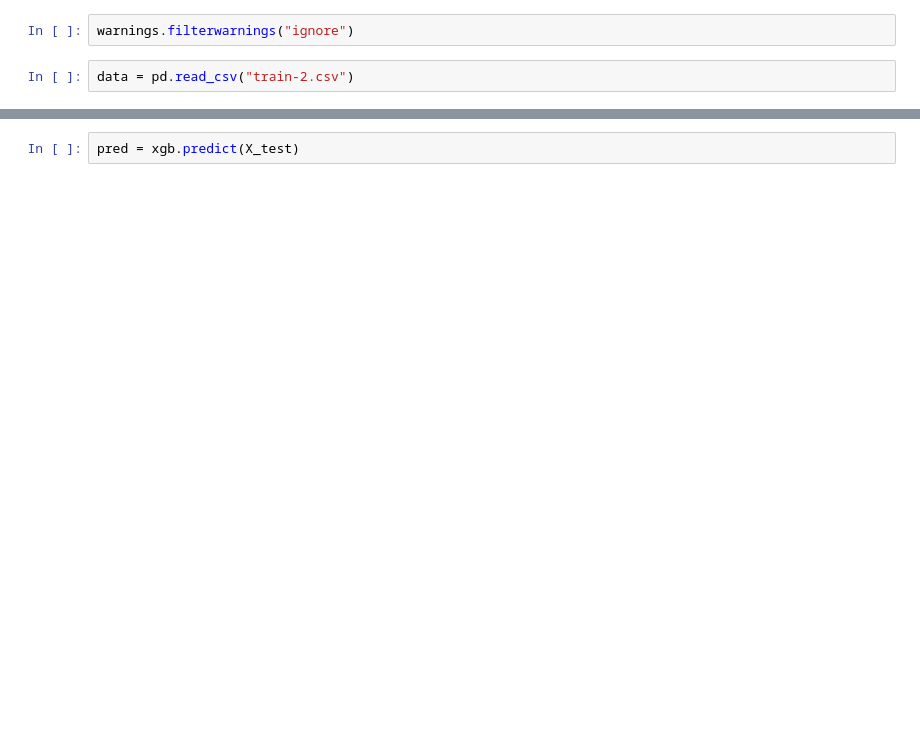
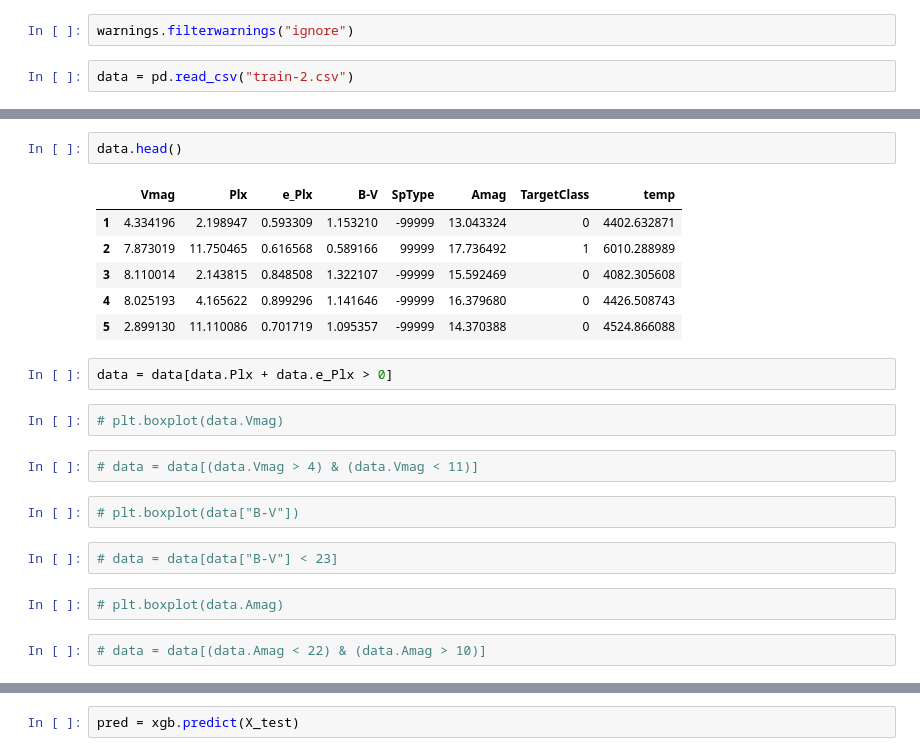
Before and after one commit to D1ffic00lt/nto-artificial-intelligence, a Jupyter notebook: няшка/main.ipynb, the cells around one changed output, grey strips where cells are left out. Cells and saved outputs as stored; diff of their text form; blank space fills up the shorter version.

```diff
--- a/няшка/main.ipynb
+++ b/няшка/main.ipynb
@@ -98,0 +62,23 @@ X_test = X_test.drop("result", axis=1)
+# %%
+data.head()
+# %% [output]
+|  | Vmag | Plx | e_Plx | B-V | SpType | Amag | TargetClass | temp |
+| 1 | 4.334196 | 2.198947 | 0.593309 | 1.153210 | -99999 | 13.043324 | 0 | 4402.632871 |
+| 2 | 7.873019 | 11.750465 | 0.616568 | 0.589166 | 99999 | 17.736492 | 1 | 6010.288989 |
+| 3 | 8.110014 | 2.143815 | 0.848508 | 1.322107 | -99999 | 15.592469 | 0 | 4082.305608 |
+| 4 | 8.025193 | 4.165622 | 0.899296 | 1.141646 | -99999 | 16.379680 | 0 | 4426.508743 |
+| 5 | 2.899130 | 11.110086 | 0.701719 | 1.095357 | -99999 | 14.370388 | 0 | 4524.866088 |
+# %%
+data = data[data.Plx + data.e_Plx > 0]
+# %%
+# plt.boxplot(data.Vmag)
+# %%
+# data = data[(data.Vmag > 4) & (data.Vmag < 11)]
+# %%
+# plt.boxplot(data["B-V"])
+# %%
+# data = data[data["B-V"] < 23]
+# %%
+# plt.boxplot(data.Amag)
+# %%
+# data = data[(data.Amag < 22) & (data.Amag > 10)]
```
Also changed, not shown: parts of 43 cells of this notebook, 2 other files.
